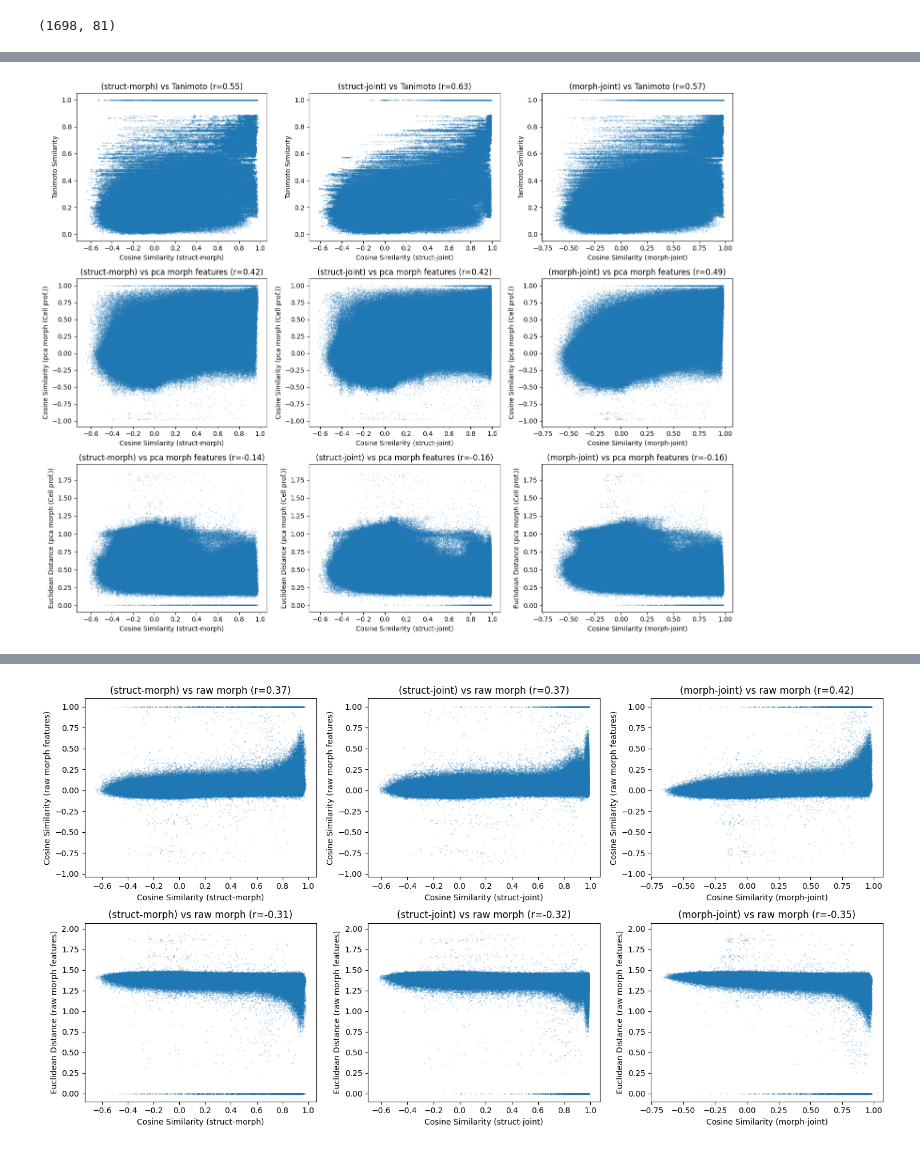
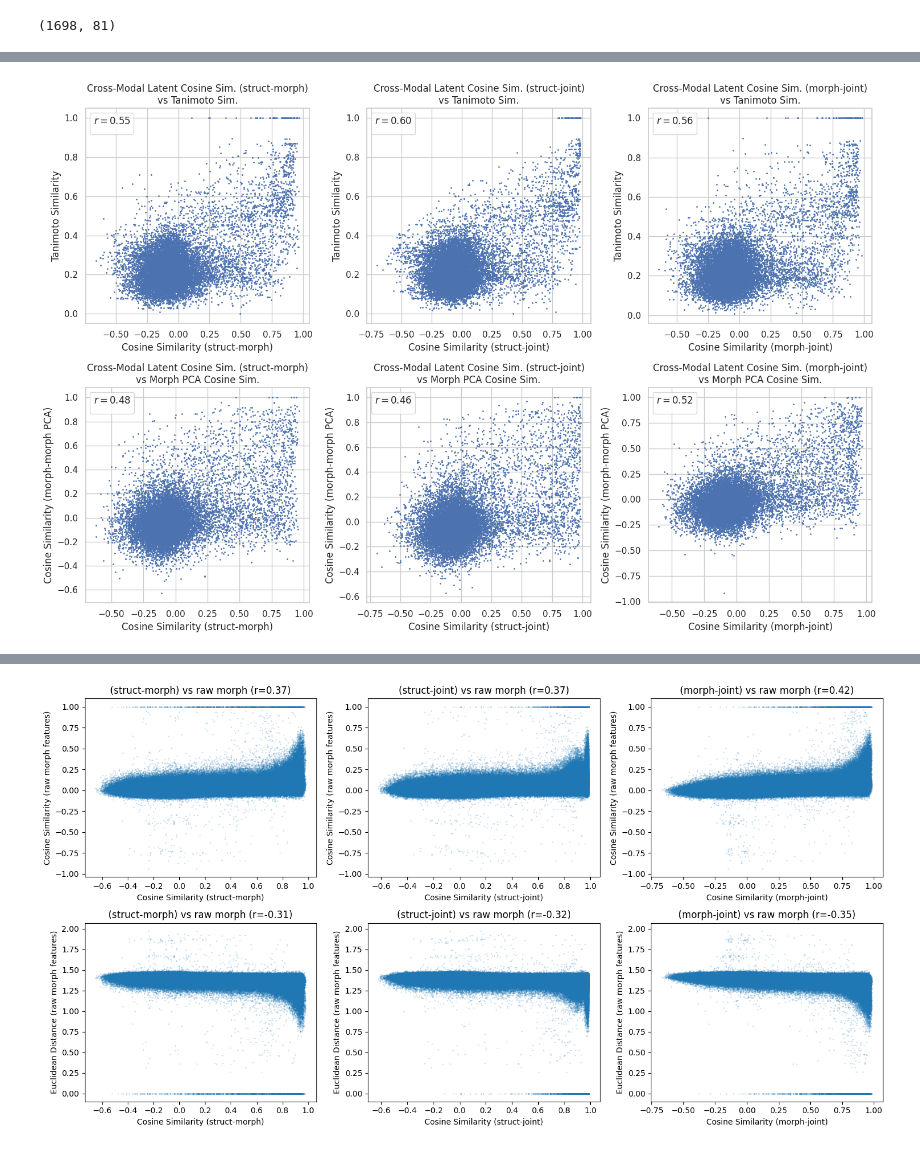
Before and after one commit to TheMatrixMaster/mmc-gene, a Jupyter notebook: multimodal_contrastive/analysis/evaluate_mmc_models.ipynb, the cells around one changed output, grey strips where cells are left out. Cells and saved outputs as stored; diff of their text form; code cells hidden in the pictures.

```diff
--- a/multimodal_contrastive/analysis/evaluate_mmc_models.ipynb
+++ b/multimodal_contrastive/analysis/evaluate_mmc_models.ipynb
@@ -196,7 +211,7 @@ plt.show()
 # plotting different modalities of the same samples against each other
 mods = ['struct', 'morph', 'joint']
 
-fig, ax = plt.subplots(2, 3, figsize=(15, 8))
+fig, ax = plt.subplots(1, 3, figsize=(15, 5), squeeze=False)
 ctr = 0
 
 for idx in range(len(mods)):
@@ -214,15 +229,20 @@ for idx in range(len(mods)):
         x, y = get_values_from_dist_mat(x, y, keep_diag=False)
         corr = np.corrcoef(x, y)
 
-        ax_idx = 1 if ctr >= 3 else 0
+        # Sample a subset of the data for visualization
+        rnd_idx = np.random.choice(len(x), 15000, replace=False)
+        x, y = x[rnd_idx], y[rnd_idx]
 
-        ax[ax_idx, ctr%3].scatter(x, y, alpha=0.5, s=.1)
-        ax[ax_idx, ctr%3].set_xlabel(f"Cosine Similarity ({mods[idx]})")
-        ax[ax_idx, ctr%3].set_ylabel(f"Cosine Similarity ({mods[idy]})")
-        ax[ax_idx, ctr%3].set_title(f"{mods[idx]} vs {mods[idy]} (r={corr[0, 1]:.2f})")
+        ax_idx = 0
+
+        ax[ax_idx, ctr%3].scatter(x, y, alpha=1, s=1)
+        ax[ax_idx, ctr%3].set_xlabel(f"Cosine Similarity ({mods[idx]}-{mods[idx]})")
+        ax[ax_idx, ctr%3].set_ylabel(f"Cosine Similarity ({mods[idy]}-{mods[idy]})")
+        ax[ax_idx, ctr%3].set_title(f"Latent {mods[idx].capitalize()} vs {mods[idy].capitalize()} Cosine Similarity")
+        ax[ax_idx, ctr%3].legend(title=f"$r={corr[0, 1]:.2f}$", loc="upper left")
         ctr += 1
 
 plt.tight_layout()
-plt.savefig("single_modality_vs_single_modality.png")
+plt.savefig("single_modality_vs_single_modality.pdf", dpi=300, format="pdf")
 plt.show()
 # %% [output]
@@ -287,7 +310,7 @@ mods_x = ['struct', 'morph', 'joint']
 morph_pca_sim_cos = get_pairwise_similarity(morph_pca, morph_pca, metric="cosine")
 morph_pca_sim_euc = get_pairwise_similarity(morph_pca, morph_pca, metric="euclidean")
 
-fig, ax = plt.subplots(3, 3, figsize=(15, 12))
+fig, ax = plt.subplots(2, 3, figsize=(15, 10))
 
 for idx, (mod_a, mod_b) in enumerate(itertools.combinations(mods_x, 2)):
     x = get_pairwise_similarity(
@@ -298,10 +321,15 @@ for idx, (mod_a, mod_b) in enumerate(itertools.combinations(mods_x, 2)):
     x, y = get_values_from_dist_mat(x, tanimoto_sim, keep_diag=True)
     corr = np.corrcoef(x, y)
 
-    ax[0, idx].scatter(x, y, alpha=0.5, s=.1)
+    # Sample a subset of the data for visualization
+    rnd_idx = np.random.choice(len(x), 15000, replace=False)
+    x, y = x[rnd_idx], y[rnd_idx]
+
+    ax[0, idx].scatter(x, y, alpha=1, s=1)
     ax[0, idx].set_xlabel(f"Cosine Similarity ({mod_a}-{mod_b})")
     ax[0, idx].set_ylabel("Tanimoto Similarity")
-    ax[0, idx].set_title(f"({mod_a}-{mod_b}) vs Tanimoto (r={corr[0, 1]:.2f})")
+    ax[0, idx].set_title(f"Cross-Modal Latent Cosine Sim. ({mod_a}-{mod_b})\nvs Tanimoto Sim.")
+    ax[0, idx].legend(title=f"$r={corr[0, 1]:.2f}$", loc="upper left")
 
 for idx, (mod_a, mod_b) in enumerate(itertools.combinations(mods_x, 2)):
     x = get_pairwise_similarity(
@@ -313,27 +341,17 @@ for idx, (mod_a, mod_b) in enumerate(itertools.combinations(mods_x, 2)):
     x, y = get_values_from_dist_mat(x, y, keep_diag=True)
     corr = np.corrcoef(x, y)
 
-    ax[1, idx].scatter(x, y, alpha=0.5, s=.1)
+    # Sample a subset of the data for visualization
+    rnd_idx = np.random.choice(len(x), 15000, replace=False)
+    x, y = x[rnd_idx], y[rnd_idx]
+
+    ax[1, idx].scatter(x, y, alpha=1, s=1)
     ax[1, idx].set_xlabel(f"Cosine Similarity ({mod_a}-{mod_b})")
-    ax[1, idx].set_ylabel("Cosine Similarity (pca morph (Cell prof.))")
-    ax[1, idx].set_title(f"({mod_a}-{mod_b}) vs pca morph features (r={corr[0, 1]:.2f})")
-
-for idx, (mod_a, mod_b) in enumerate(itertools.combinations(mods_x, 2)):
-    x = get_pairwise_similarity(
-        p_representations[mod_a],
-        p_representations[mod_b],
-        metric="cosine"
-    )
-    y = morph_pca_sim_euc
-    x, y = get_values_from_dist_mat(x, y, keep_diag=True)
-    corr = np.corrcoef(x, y)
-
-    ax[2, idx].scatter(x, y, alpha=0.5, s=.1)
-    ax[2, idx].set_xlabel(f"Cosine Similarity ({mod_a}-{mod_b})")
-    ax[2, idx].set_ylabel("Euclidean Distance (pca morph (Cell prof.))")
-    ax[2, idx].set_title(f"({mod_a}-{mod_b}) vs pca morph features (r={corr[0, 1]:.2f})")
+    ax[1, idx].set_ylabel("Cosine Similarity (morph-morph PCA)")
+    ax[1, idx].set_title(f"Cross-Modal Latent Cosine Sim. ({mod_a}-{mod_b})\nvs Morph PCA Cosine Sim.")
+    ax[1, idx].legend(title=f"$r={corr[0, 1]:.2f}$")
 
 plt.tight_layout()
-plt.savefig("cross_modality_vs_pca_morph.png")
+plt.savefig("cross_modality_vs_pca_morph.pdf", dpi=300, format="pdf")
 plt.show()
 # %% [output]
@@ -340 +364 @@ plt.show()
-[figure, old version]
+[figure, new version]
```
Also changed, not shown: parts of 11 cells of this notebook, 4 other files.
